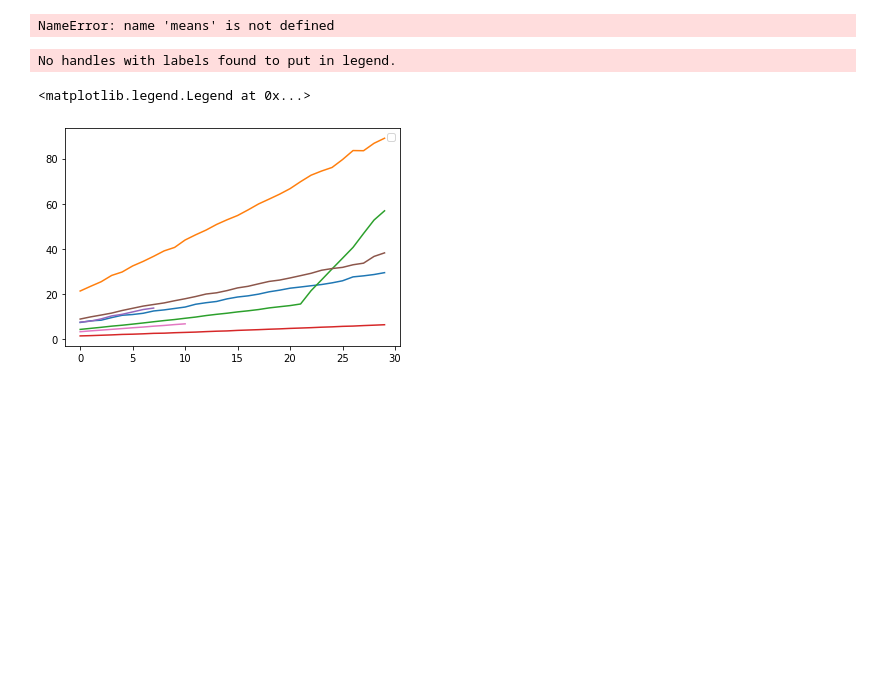
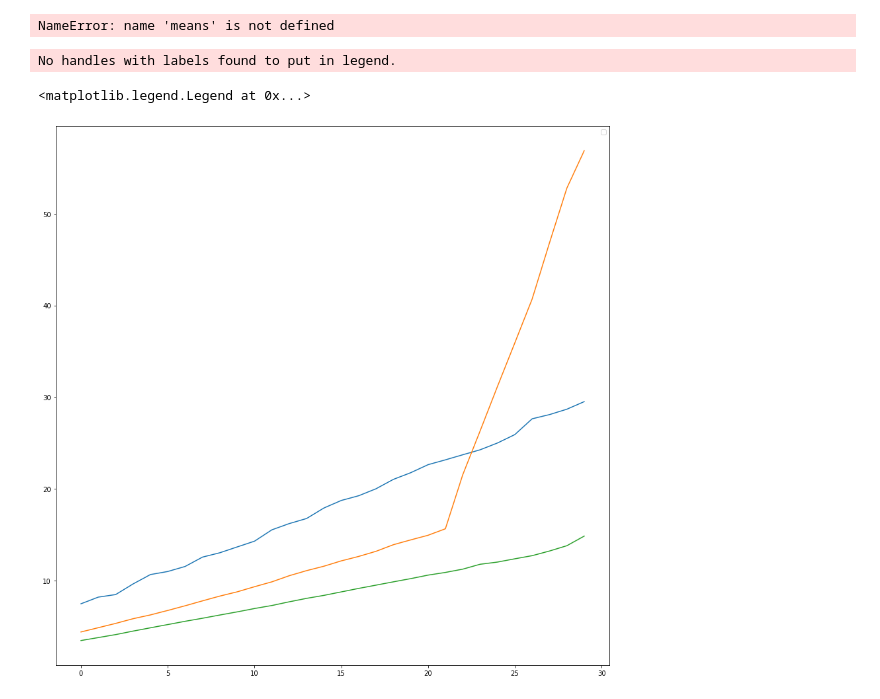
Before and after one commit to diana-hep/excursion, a Jupyter notebook: examples/benchmark_1d.ipynb, the cells around one changed output. Cells and saved outputs as stored; diff of their text form; code cells hidden in the pictures; blank space fills up the shorter version.

```diff
--- a/examples/benchmark_1d.ipynb
+++ b/examples/benchmark_1d.ipynb
@@ -65,7 +62,7 @@ for n in updates:
         # os.makedirs(outputfolder)
 
         for iteration in range(n_updates):
-            x_one = learner_one.suggest()
+            x_one = learner_one.ask()
             result_one = learner_one.evaluate_and_tell(x_one)
 
         #save results
@@ -114,19 +111,38 @@ with open(r'C:\Users\excursion\Documents\excursion_project\excursion\examples\re
 
 with open(r'C:\Users\excursion\Documents\excursion_project\excursion\examples\results\04-Aug-2021_12_03_53\rf_gpu_mes.json', "r") as f:
     jrfgpumes = pd.io.json.read_json(path_or_buf=f, typ='frame', dtype=float)
+
+with open(r'C:\Users\excursion\Documents\excursion_project\excursion\examples\results\07-Aug-2021_21_52_42\rf_2d_cpu_pes.json', "r") as f:
+    rf_2d_cpu_pes = pd.io.json.read_json(path_or_buf=f, typ='frame', dtype=float)
+
+with open(r'C:\Users\excursion\Documents\excursion_project\no_git\irina_developer\examples\results\08-Aug-2021_13_47_06\idev_2d_pes_gpu.json', "r") as f:
+    idev_2d_pes_gpu = pd.io.json.read_json(path_or_buf=f, typ='frame', dtype=float)
+
+with open(r'C:\Users\excursion\Documents\excursion_project\excursion\examples\results\08-Aug-2021_18_15_36\rf_2d_gpu_mes.json', "r") as f:
+    rf_2d_gpu_mes = pd.io.json.read_json(path_or_buf=f, typ='frame', dtype=float)
 # %%
+fig = plt.figure(figsize=(15,15))
+# using MES
+plt.plot(jrf.index.to_list(), jrf['mean_jrf'], )
+# plt.plot(idev.index.to_list(), idev['mean_jrf'])
 
-plt.plot(jrf.index.to_list(), jrf['mean_jrf'], )
-plt.plot(jrf.index.to_list(), idev['mean_jrf'])
-plt.plot(jrf.index.to_list(), lm['mean_lm'])
-plt.plot(jrfgpu.index.to_list(), jrfgpu['mean'])
-plt.plot(diana.index.to_list(), diana['mean_lm'])
-plt.plot(jrfgpupes.index.to_list(), jrfgpupes['mean'])
-plt.plot(jrfgpumes.index.to_list(), jrfgpumes['mean'])
+# Using PES lukas og code
+plt.plot(lm.index.to_list(), lm['mean_lm'])
+# plt.plot(diana.index.to_list(), diana['mean_lm'])
+
+# using MES
+# plt.plot(jrfgpu.index.to_list(), jrfgpu['mean'])
+# plt.plot(jrfgpupes.index.to_list(), jrfgpupes['mean'])
+
+# plt.plot(jrfgpumes.index.to_list(), jrfgpumes['mean'])
+# plt.plot(idev_2d_pes_gpu.index.to_list(), idev_2d_pes_gpu['mean_idev'])
+# plt.plot(rf_2d_cpu_pes.index.to_list(), rf_2d_cpu_pes['mean'])
+
+plt.plot(rf_2d_gpu_mes.index.to_list(), rf_2d_gpu_mes['mean'])
 
 
 plt.legend()
 # %% [output]
 No handles with labels found to put in legend.
 <matplotlib.legend.Legend at 0x...>
-[figure, old version]
+[figure, new version]
```
Also changed, not shown: parts of 2 cells of this notebook, 27 other files.
